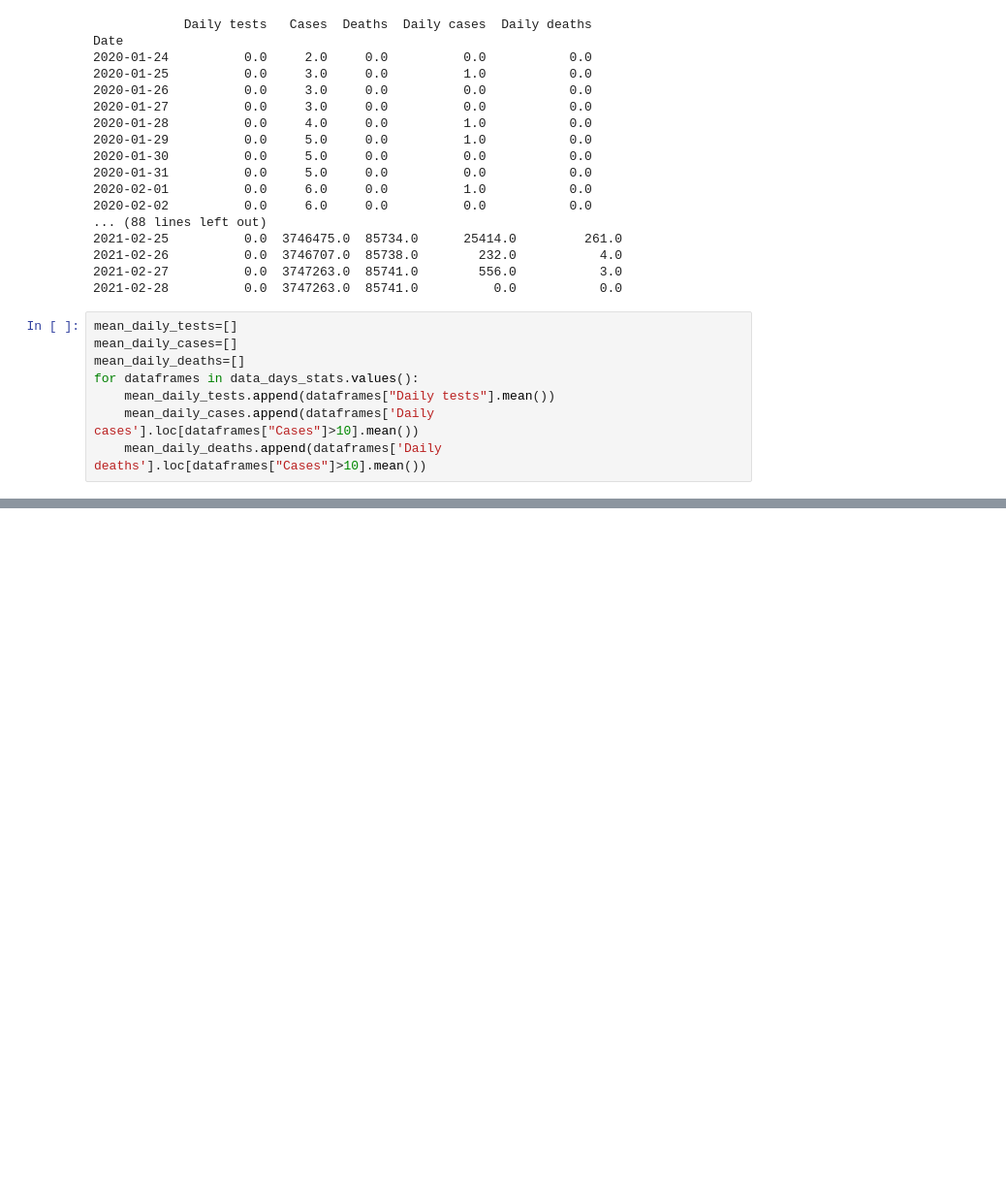
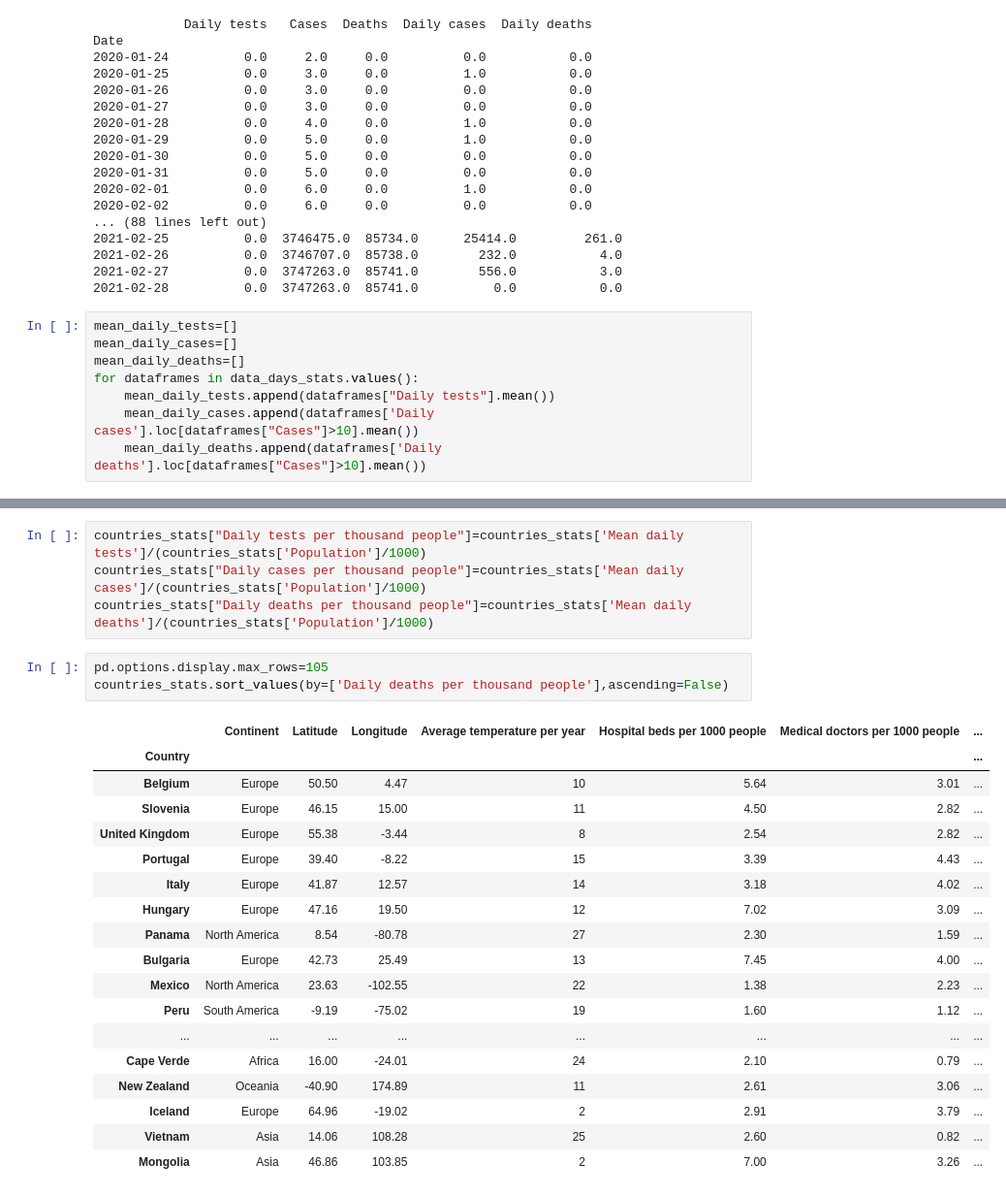
Before and after one commit to Andreas-Ts/Data-Mining-Project-Covid, a Jupyter notebook: Main.ipynb, the cells around one changed output, grey strips where cells are left out. Shown at 97% size. Saved outputs shown, nothing was run; the diff lists cells and outputs as text; blank space fills up the shorter version.

```diff
--- a/Main.ipynb
+++ b/Main.ipynb
@@ -244,0 +277,26 @@ countries
+# %%
+countries_stats["Daily tests per thousand people"]=countries_stats['Mean daily tests']/(countries_stats['Population']/1000)
+countries_stats["Daily cases per thousand people"]=countries_stats['Mean daily cases']/(countries_stats['Population']/1000)
+countries_stats["Daily deaths per thousand people"]=countries_stats['Mean daily deaths']/(countries_stats['Population']/1000)
+# %%
+pd.options.display.max_rows=105
+countries_stats.sort_values(by=['Daily deaths per thousand people'],ascending=False)
+# %% [output]
+|  | Continent | Latitude | Longitude | Average temperature per year | Hospital beds per 1000 people | Medical doctors per 1000 people | ... |
+| Country |  |  |  |  |  |  | ... |
+| Belgium | Europe | 50.50 | 4.47 | 10 | 5.64 | 3.01 | ... |
+| Slovenia | Europe | 46.15 | 15.00 | 11 | 4.50 | 2.82 | ... |
+| United Kingdom | Europe | 55.38 | -3.44 | 8 | 2.54 | 2.82 | ... |
+| Portugal | Europe | 39.40 | -8.22 | 15 | 3.39 | 4.43 | ... |
+| Italy | Europe | 41.87 | 12.57 | 14 | 3.18 | 4.02 | ... |
+| Hungary | Europe | 47.16 | 19.50 | 12 | 7.02 | 3.09 | ... |
+| Panama | North America | 8.54 | -80.78 | 27 | 2.30 | 1.59 | ... |
+| Bulgaria | Europe | 42.73 | 25.49 | 13 | 7.45 | 4.00 | ... |
+| Mexico | North America | 23.63 | -102.55 | 22 | 1.38 | 2.23 | ... |
+| Peru | South America | -9.19 | -75.02 | 19 | 1.60 | 1.12 | ... |
+| ... | ... | ... | ... | ... | ... | ... | ... |
+| Cape Verde | Africa | 16.00 | -24.01 | 24 | 2.10 | 0.79 | ... |
+| New Zealand | Oceania | -40.90 | 174.89 | 11 | 2.61 | 3.06 | ... |
+| Iceland | Europe | 64.96 | -19.02 | 2 | 2.91 | 3.79 | ... |
+| Vietnam | Asia | 14.06 | 108.28 | 25 | 2.60 | 0.82 | ... |
+| Mongolia | Asia | 46.86 | 103.85 | 2 | 7.00 | 3.26 | ... |
```
Also changed, not shown: parts of 11 cells of this notebook.
